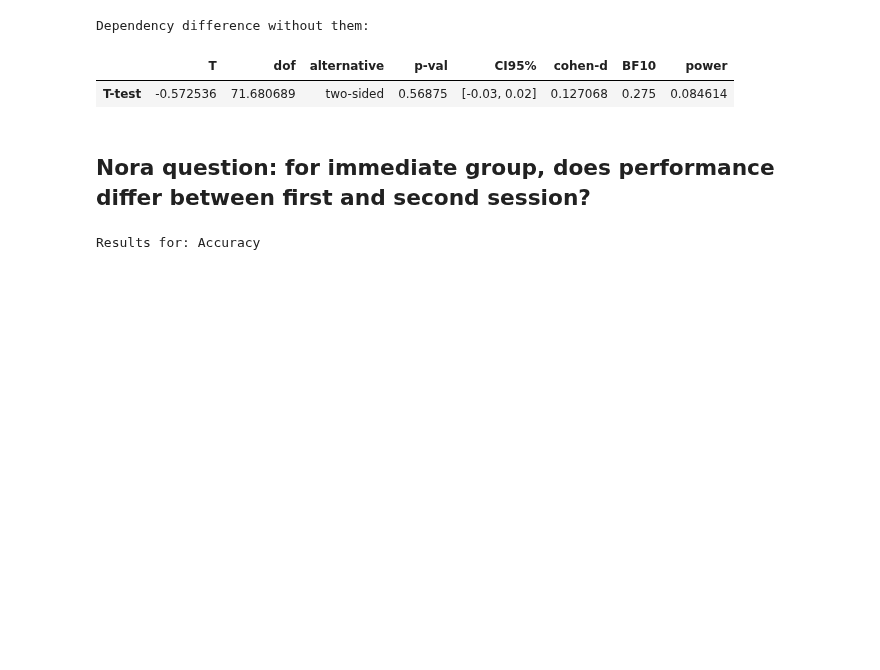
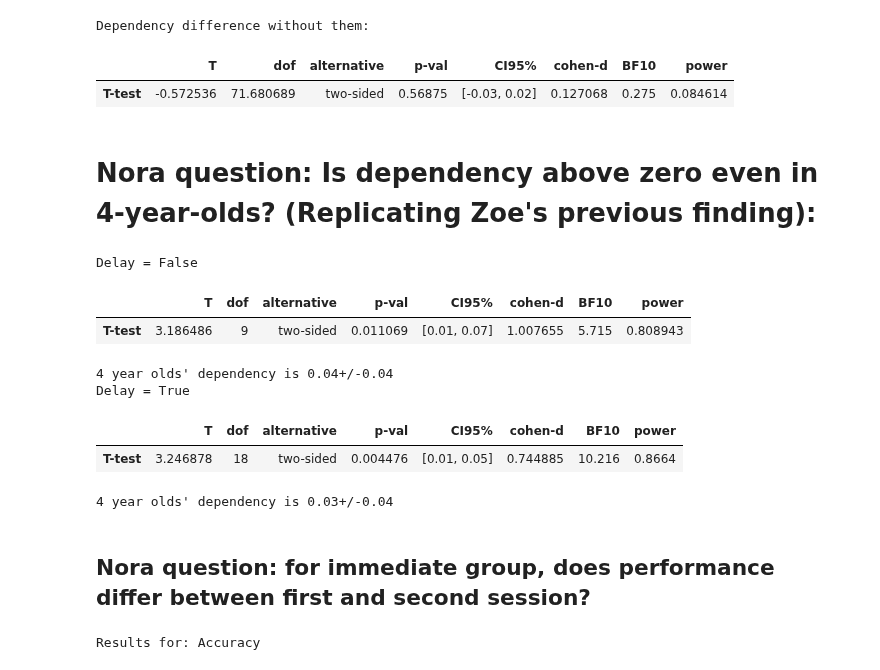
Before and after one commit to samsydco/PSPC, a Jupyter notebook: Results_PC.ipynb, the cells around one changed output. Saved outputs shown, nothing was run; the diff lists cells and outputs as text; code cells hidden in the pictures; blank space fills up the shorter version.

```diff
--- a/Results_PC.ipynb
+++ b/Results_PC.ipynb
@@ -59,6 +93,27 @@ Dependency difference with people with near-perfect accuracy:
 Dependency difference without them:
 |  | T | dof | alternative | p-val | CI95% | cohen-d | BF10 | power |
 | T-test | -0.572536 | 71.680689 | two-sided | 0.56875 | [-0.03, 0.02] | 0.127068 | 0.275 | 0.084614 |
+# %% [markdown]
+# Nora question: Is dependency above zero even in 4-year-olds? (Replicating Zoe's previous finding):
+# %%
+for delay in [False,True]:
+    print('Delay = '+str(delay))
+    tmp = dependencydf[dependencydf['Delay']==delay]
+    tmp = tmp[tmp['Age'].between(4, 5)]
+    display(ttest(tmp['Dependency'],0.0))
+    print("4 year olds' dependency is "+
+          str(np.round(np.mean(tmp['Dependency']),2))+
+         "+/-"+
+         str(np.round(np.std(tmp['Dependency']),2)))
+# %% [output]
+Delay = False
+|  | T | dof | alternative | p-val | CI95% | cohen-d | BF10 | power |
+| T-test | 3.186486 | 9 | two-sided | 0.011069 | [0.01, 0.07] | 1.007655 | 5.715 | 0.808943 |
+4 year olds' dependency is 0.04+/-0.04
+Delay = True
+|  | T | dof | alternative | p-val | CI95% | cohen-d | BF10 | power |
+| T-test | 3.246878 | 18 | two-sided | 0.004476 | [0.01, 0.05] | 0.744885 | 10.216 | 0.8664 |
+4 year olds' dependency is 0.03+/-0.04
 # %% [markdown]
 ## Nora question: for immediate group, does performance differ between first and second session?
 # %%
```
Also changed, not shown: parts of 4 cells of this notebook.
